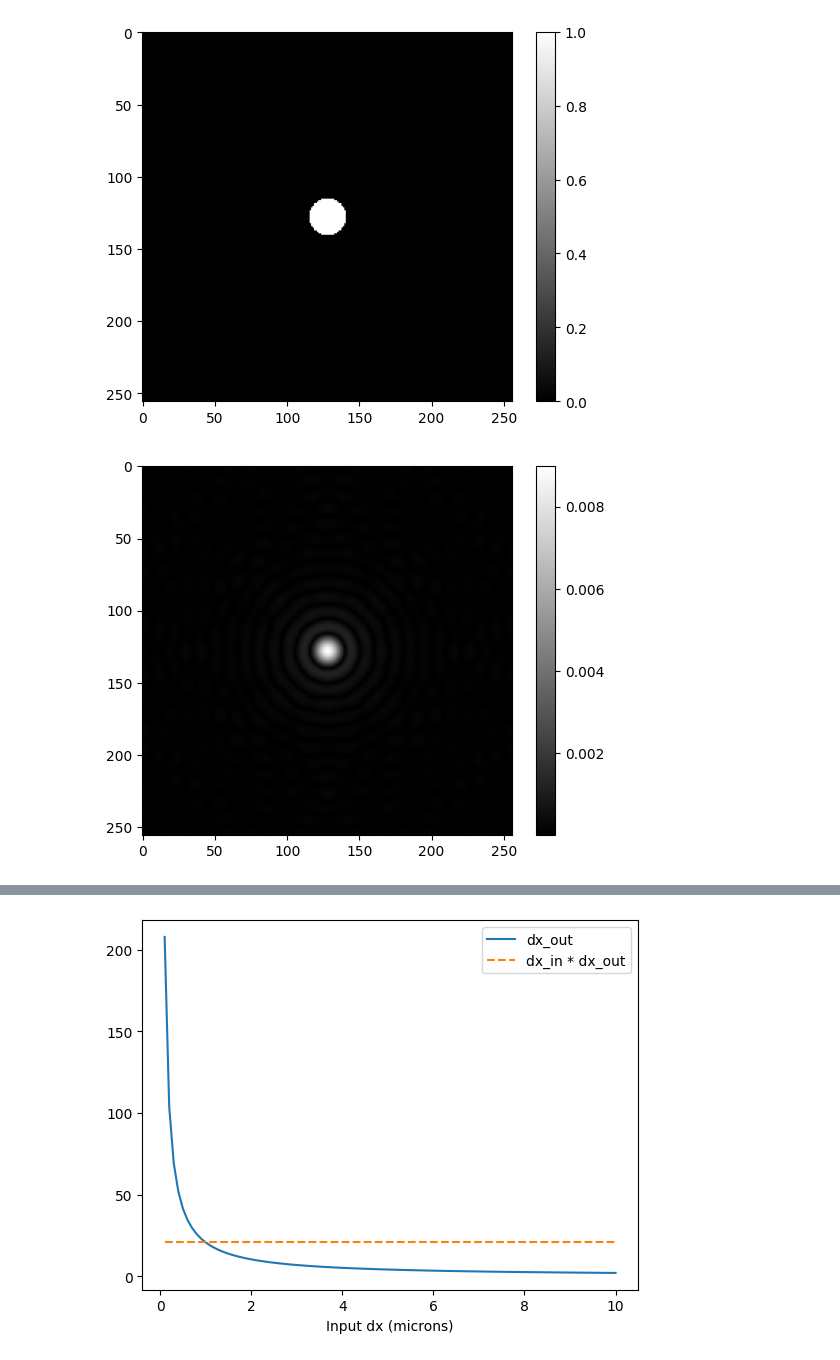
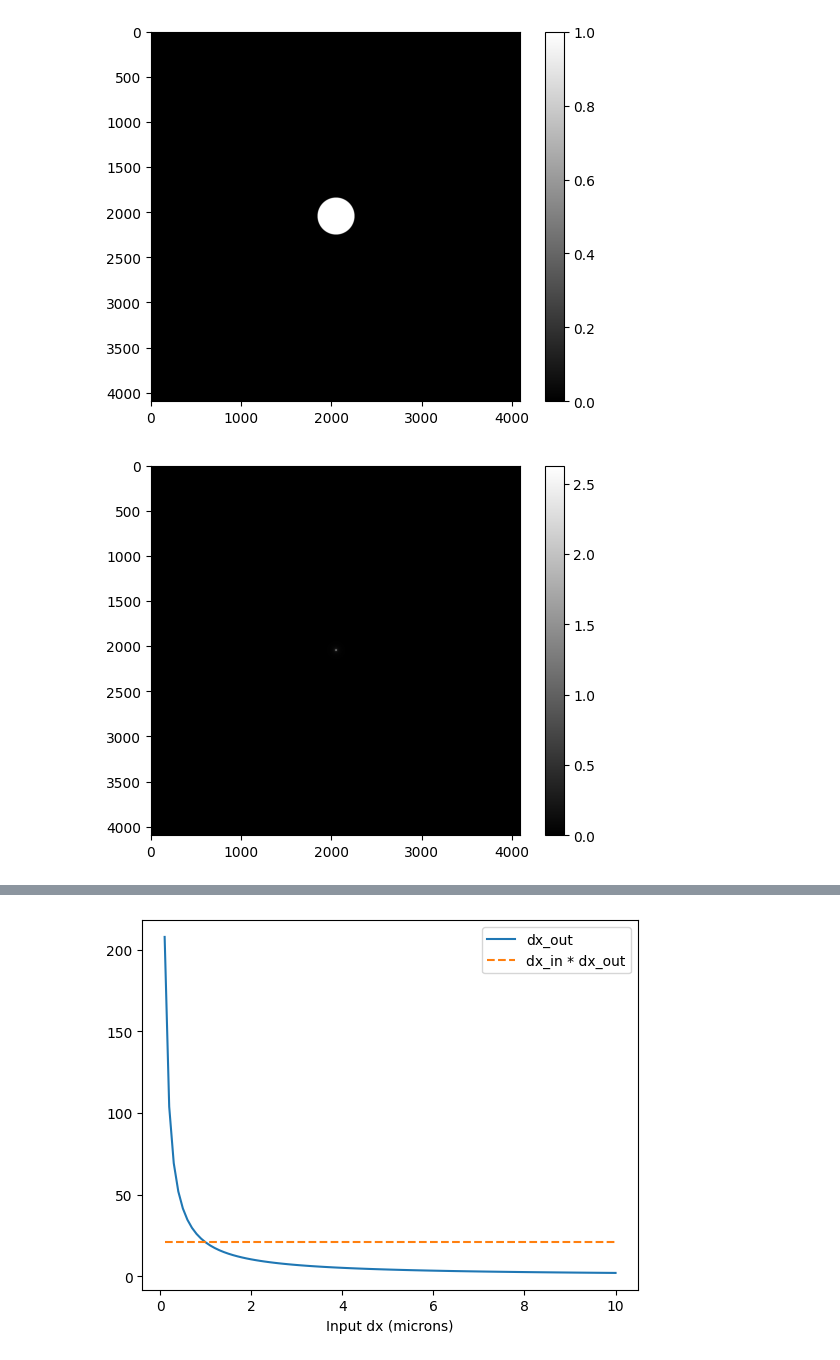
Before and after one commit to chromatix-team/chromatix, a Jupyter notebook: docs/examples/fflens.ipynb, the cells around one changed output, grey strips where cells are left out. Saved outputs shown, nothing was run; the diff lists cells and outputs as text; code cells hidden in the pictures.

```diff
--- a/docs/examples/fflens.ipynb
+++ b/docs/examples/fflens.ipynb
@@ -11,12 +13,18 @@ key = jax.random.PRNGKey(0)
 # %%
-fflens = FFLens(
-    f=10000,  # focal length in microns
-    n=1.33,  # refractive index
-    NA=0.8,  # numerical aperture
+objective = FFLens(
+    f=10e3,  # focal length in microns
+    n=1.5,  # refractive index
+    NA=0.1,  # numerical aperture
 )
+
+tube = FFLens(
+    f=200e3,  # focal length in microns
+    n=1.5,  # refractive index
+    NA=0.03,  # numerical aperture
+)
 # %%
 speckle_radius = 10
-size = 256
+size = 4096
 
 input = jnp.ones((size, size), dtype=jnp.complex64)
 mask = jnp.zeros((size, size), dtype=jnp.complex64)
@@ -27,7 +35,7 @@ plt.imshow(jnp.abs(input), cmap="gray")
 plt.colorbar()
 plt.show()
 # %% [output]
-[figure, old version]
+[figure, new version]
 # %%
 input_field = ScalarField.create(
     dx=0.266,  # spacing in microns
@@ -37,13 +45,13 @@ input_field = ScalarField.create(
     shape=(size, size),
 )
 # %%
-params = fflens.init(key, input_field)
-output_field = fflens.apply(
-    params,  # Empty params if no learnable parameters
+params_obj = objective.init(key, input_field)
+output_obj = objective.apply(
+    params_obj,  # Empty params if no learnable parameters
     input_field,
 )
-plt.imshow(jnp.abs(output_field.u[0, ..., 0]), cmap="gray")
+plt.imshow(jnp.abs(output_obj.u[0, ..., 0]), cmap="gray")
 plt.colorbar()
 plt.show()
 # %% [output]
-[figure, old version]
+[figure, new version]
```
Also changed, not shown: parts of 8 cells of this notebook.
